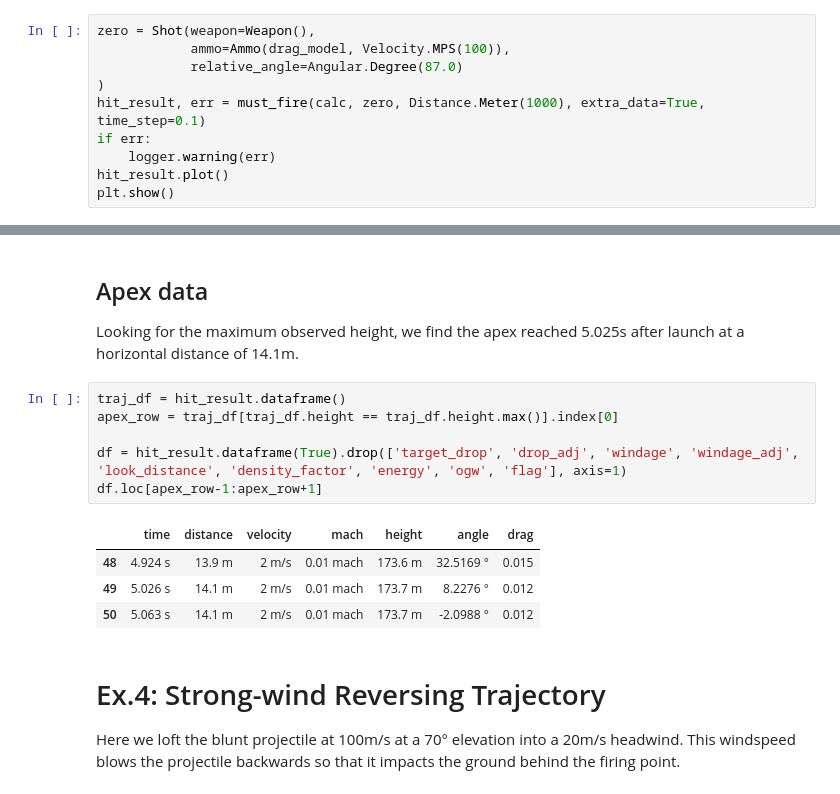
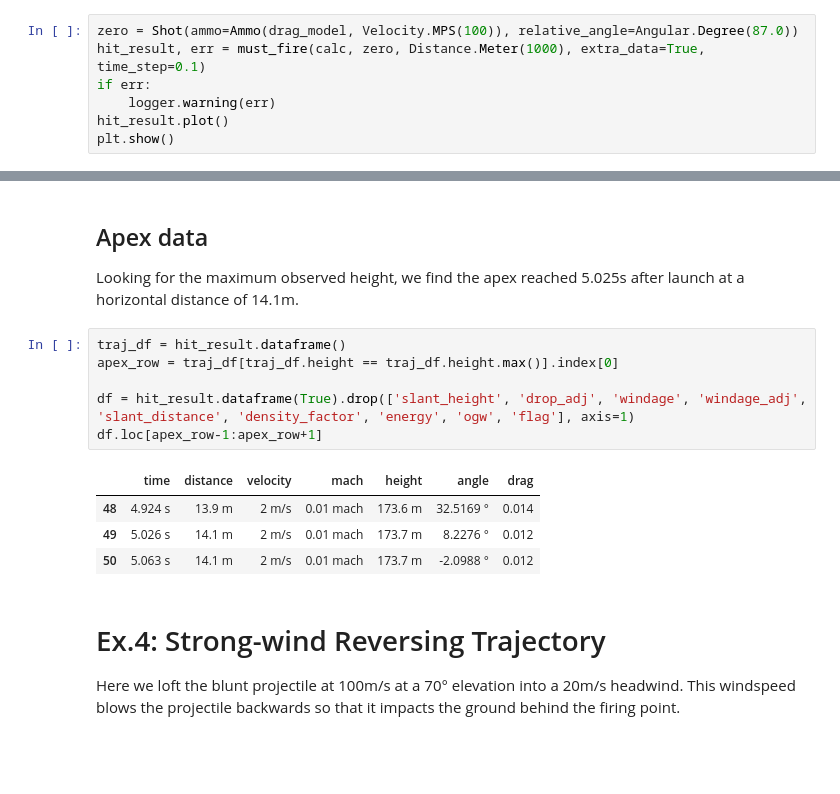
Before and after one commit to o-murphy/py-ballisticcalc, a Jupyter notebook: ExtremeExamples.ipynb, the cells around one changed output, grey strips where cells are left out. Cells and saved outputs as stored; diff of their text form; blank space fills up the shorter version.

```diff
--- a/ExtremeExamples.ipynb
+++ b/ExtremeExamples.ipynb
@@ -88,10 +86,7 @@ df.tail(1)
 # Ex.3: Plunging Fire
 Same blunt projectile is fired at an elevation of 87° – nearly straight upwards.  So it will reach an apex and then fall back to ground.
 # %%
-zero = Shot(weapon=Weapon(),
-            ammo=Ammo(drag_model, Velocity.MPS(100)),
-            relative_angle=Angular.Degree(87.0)
-)
+zero = Shot(ammo=Ammo(drag_model, Velocity.MPS(100)), relative_angle=Angular.Degree(87.0))
 hit_result, err = must_fire(calc, zero, Distance.Meter(1000), extra_data=True, time_step=0.1)
 if err:
     logger.warning(err)
@@ -106,12 +101,12 @@ Looking for the maximum observed height, we find the apex reached 5.025s after l
 # %%
 traj_df = hit_result.dataframe()
 apex_row = traj_df[traj_df.height == traj_df.height.max()].index[0]
 
-df = hit_result.dataframe(True).drop(['target_drop', 'drop_adj', 'windage', 'windage_adj', 'look_distance', 'density_factor', 'energy', 'ogw', 'flag'], axis=1)
+df = hit_result.dataframe(True).drop(['slant_height', 'drop_adj', 'windage', 'windage_adj', 'slant_distance', 'density_factor', 'energy', 'ogw', 'flag'], axis=1)
 df.loc[apex_row-1:apex_row+1]
 # %% [output]
 |  | time | distance | velocity | mach | height | angle | drag |
-| 48 | 4.924 s | 13.9 m | 2 m/s | 0.01 mach | 173.6 m | 32.5169 ° | 0.015 |
+| 48 | 4.924 s | 13.9 m | 2 m/s | 0.01 mach | 173.6 m | 32.5169 ° | 0.014 |
 | 49 | 5.026 s | 14.1 m | 2 m/s | 0.01 mach | 173.7 m | 8.2276 ° | 0.012 |
 | 50 | 5.063 s | 14.1 m | 2 m/s | 0.01 mach | 173.7 m | -2.0988 ° | 0.012 |
 # %% [markdown]
```
Also changed, not shown: parts of 8 cells of this notebook, 17 other files.
